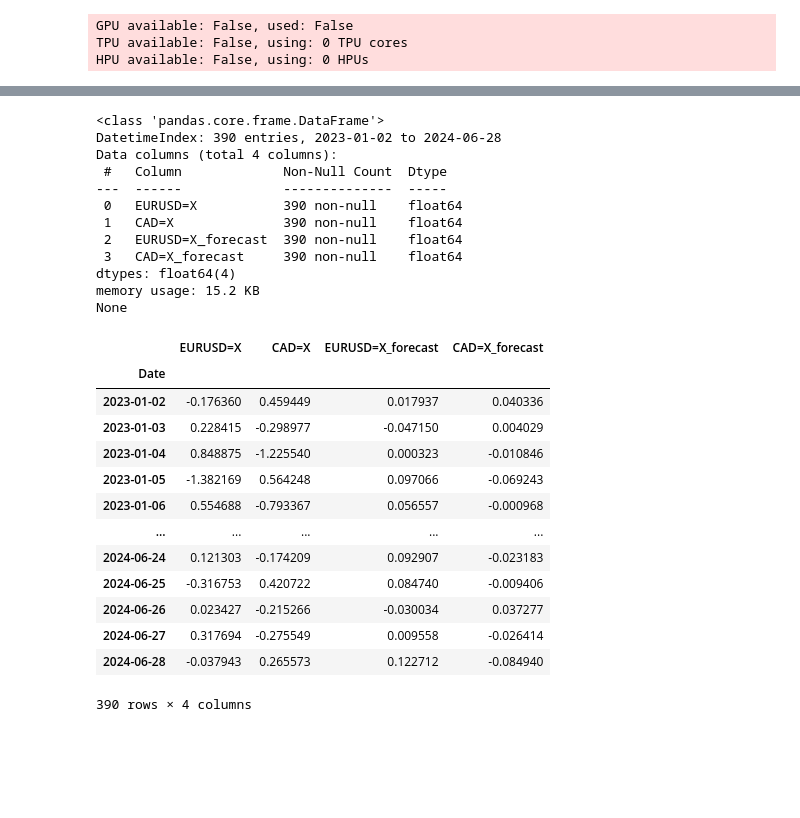
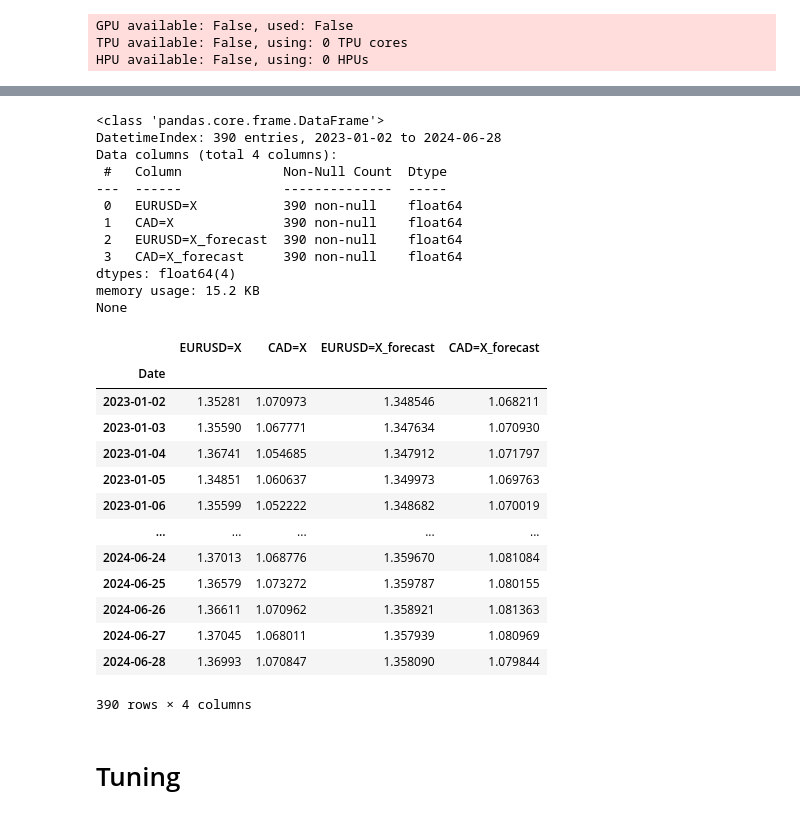
Before and after one commit to AnnastasiaStathakos/financial-time-series-forecasting, a Jupyter notebook: notebooks/03_nbeats_model.ipynb, the cells around one changed output, grey strips where cells are left out. Saved outputs shown, nothing was run; the diff lists cells and outputs as text; code cells hidden in the pictures; blank space fills up the shorter version.

```diff
--- a/notebooks/03_nbeats_model.ipynb
+++ b/notebooks/03_nbeats_model.ipynb
@@ -99,5 +134,5 @@ plt.show()
 # %%
-returns.reset_index(inplace=True)
+data.reset_index(inplace=True)
 train.reset_index(inplace=True)
 val.reset_index(inplace=True)
 test.reset_index(inplace=True)
@@ -120,8 +155,10 @@ returns
 # %%
+# to do: avoid 0 filling somehow
+
 series_ts = TimeSeries.from_dataframe(
-    returns,
+    data,
     time_col='Date',
-    value_cols=list(returns.columns)[1:],
+    value_cols=list(data.columns)[1:],
     # fill_missing_dates=True,
     fillna_value=0.0,
     freq='B'
@@ -130,7 +167,7 @@ series_ts = TimeSeries.from_dataframe(
 train_ts = TimeSeries.from_dataframe(
     train,
     time_col='Date',
-    value_cols=list(returns.columns)[1:],
+    value_cols=list(data.columns)[1:],
     # fill_missing_dates=True,
     fillna_value=0.0,
     freq='B'
@@ -139,7 +176,7 @@ train_ts = TimeSeries.from_dataframe(
 val_ts = TimeSeries.from_dataframe(
     val,
     time_col='Date',
-    value_cols=list(returns.columns)[1:],
+    value_cols=list(data.columns)[1:],
     # fill_missing_dates=True,
     fillna_value=0.0,
     freq='B'
@@ -148,7 +185,7 @@ val_ts = TimeSeries.from_dataframe(
 test_ts = TimeSeries.from_dataframe(
     test,
     time_col='Date',
-    value_cols=list(returns.columns)[1:],
+    value_cols=list(data.columns)[1:],
     # fill_missing_dates=True,
     fillna_value=0.0,
     freq='B'
@@ -327,9 +376,9 @@ shape: (390, 2, 1), freq: B, size: 6.09 KB
 # %%
 # evaluate model
 scores = {}
-for col in list(returns.columns)[1:]:
-    rootmeansquarederr = rmse(test_ts, pred_ts)
-    sMAPE = smape(test_ts, pred_ts)
+for col in list(data.columns)[1:]:
+    rootmeansquarederr = rmse(test_ts[col], pred_ts[col])
+    sMAPE = smape(test_ts[col], pred_ts[col])
 
     scores[col] = {'RMSE': rootmeansquarederr, 'sMAPE': sMAPE}
 
@@ -353,10 +402,10 @@ scores_df
 # %%
-for col in list(returns.columns)[1:]:
+for col in list(data.columns)[1:]:
     plt.figure(figsize=(12, 5))
 
     test_ts[col].plot(label="Actual")
     pred_ts[col].plot(label="N-BEATS Forecast")
-    plt.title(f"{col} Returns: Actual vs N-BEATS Forecast")
+    plt.title(f"{col}: Actual vs N-BEATS Forecast")
 
     plt.legend()
     plt.show()
@@ -367,47 +416,49 @@ for col in list(returns.columns)[1:]:
 pred = pred_ts.to_dataframe()
 
 actual = test.copy()
 actual.set_index('Date', inplace=True)
 
 results = pd.merge(actual, pred, left_index=True, right_index=True, how='inner')
 
 new_columns = []
-for col in list(returns.columns)[1:]:
+for col in list(data.columns)[1:]:
     new_columns.append(col)
-for col in list(returns.columns)[1:]:
+for col in list(data.columns)[1:]:
     new_columns.append(f'{col}_forecast')
 
 results.columns = new_columns
 
 print(results.info())
 results
 # %% [output]
 <class 'pandas.core.frame.DataFrame'>
 DatetimeIndex: 390 entries, 2023-01-02 to 2024-06-28
 Data columns (total 4 columns):
  #   Column             Non-Null Count  Dtype
 ---  ------             --------------  -----
  0   EURUSD=X           390 non-null    float64
  1   CAD=X              390 non-null    float64
  2   EURUSD=X_forecast  390 non-null    float64
  3   CAD=X_forecast     390 non-null    float64
 dtypes: float64(4)
 memory usage: 15.2 KB
 None
 |  | EURUSD=X | CAD=X | EURUSD=X_forecast | CAD=X_forecast |
 | Date |  |  |  |  |
-| 2023-01-02 | -0.176360 | 0.459449 | 0.017937 | 0.040336 |
-| 2023-01-03 | 0.228415 | -0.298977 | -0.047150 | 0.004029 |
-| 2023-01-04 | 0.848875 | -1.225540 | 0.000323 | -0.010846 |
-| 2023-01-05 | -1.382169 | 0.564248 | 0.097066 | -0.069243 |
-| 2023-01-06 | 0.554688 | -0.793367 | 0.056557 | -0.000968 |
+| 2023-01-02 | 1.35281 | 1.070973 | 1.348546 | 1.068211 |
+| 2023-01-03 | 1.35590 | 1.067771 | 1.347634 | 1.070930 |
+| 2023-01-04 | 1.36741 | 1.054685 | 1.347912 | 1.071797 |
+| 2023-01-05 | 1.34851 | 1.060637 | 1.349973 | 1.069763 |
+| 2023-01-06 | 1.35599 | 1.052222 | 1.348682 | 1.070019 |
 | ... | ... | ... | ... | ... |
-| 2024-06-24 | 0.121303 | -0.174209 | 0.092907 | -0.023183 |
-| 2024-06-25 | -0.316753 | 0.420722 | 0.084740 | -0.009406 |
-| 2024-06-26 | 0.023427 | -0.215266 | -0.030034 | 0.037277 |
-| 2024-06-27 | 0.317694 | -0.275549 | 0.009558 | -0.026414 |
-| 2024-06-28 | -0.037943 | 0.265573 | 0.122712 | -0.084940 |
+| 2024-06-24 | 1.37013 | 1.068776 | 1.359670 | 1.081084 |
+| 2024-06-25 | 1.36579 | 1.073272 | 1.359787 | 1.080155 |
+| 2024-06-26 | 1.36611 | 1.070962 | 1.358921 | 1.081363 |
+| 2024-06-27 | 1.37045 | 1.068011 | 1.357939 | 1.080969 |
+| 2024-06-28 | 1.36993 | 1.070847 | 1.358090 | 1.079844 |
 390 rows × 4 columns
 # %%
 # save results
 results.to_csv("../results/forecasts/nbeats_forecasts.csv")
+# %% [markdown]
+# Tuning
```
Also changed, not shown: parts of 18 cells of this notebook, 5 other files.
